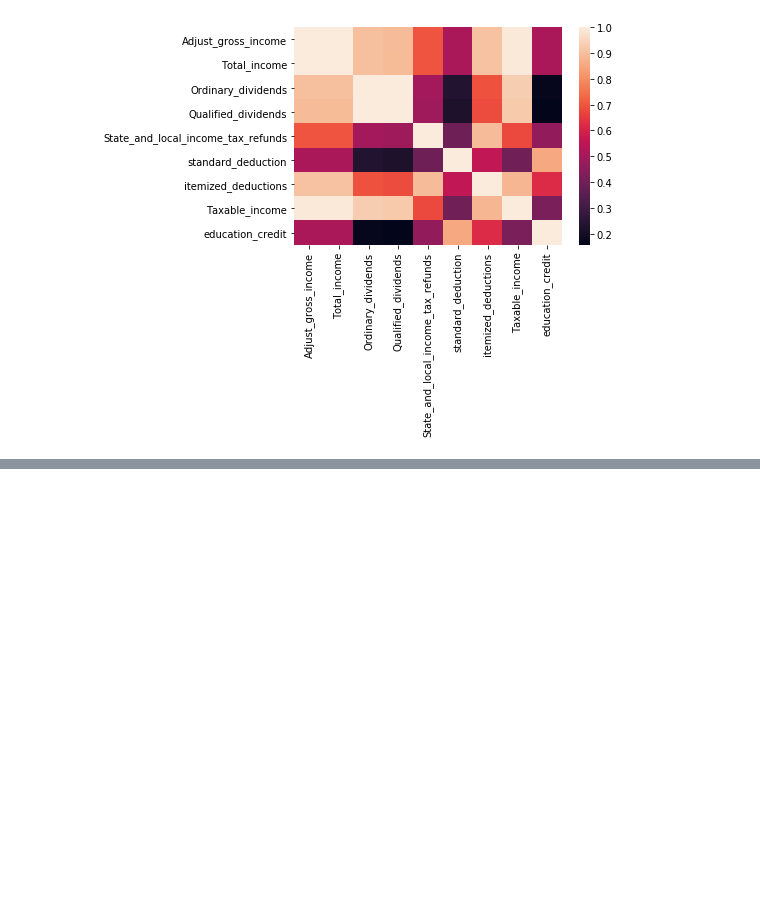
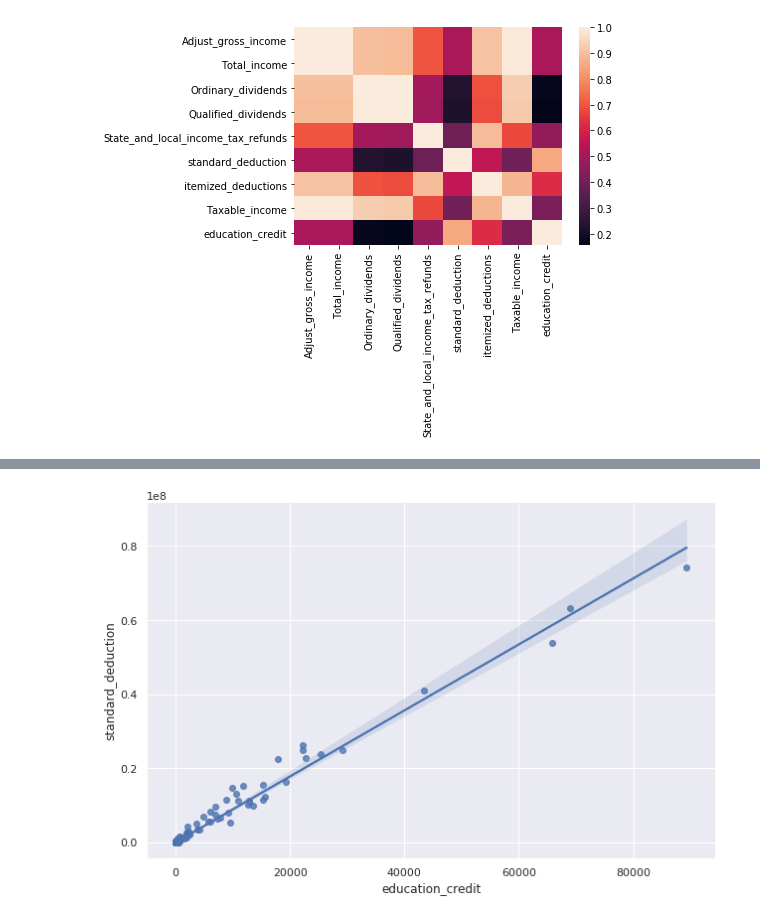
Before and after one commit to ylchan2/AIT580Project1, a Jupyter notebook: analysis/AIT580final.ipynb, the cells around one changed output, grey strips where cells are left out. Drawn from its saved outputs; the diff is of its cells as text; code cells hidden in the pictures; blank space fills up the shorter version.

```diff
--- a/analysis/AIT580final.ipynb
+++ b/analysis/AIT580final.ipynb
@@ -114,0 +165,17 @@ taxByState_df.to_csv("MedianIncome")
+# %%
+tax_df1 = tax_data.iloc[:,[0,1,2,3,19,21,27,29,31,60,65,97,111]].copy()
+tax_df1.columns = ["STATEFIPS","STATE","zipcode","agi_stub","Adjust_gross_income","Total_income","Ordinary_dividends","Qualified_dividends","State_and_local_income_tax_refunds","standard_deduction","itemized_deductions","Taxable_income","education_credit"]
+tax_df1 = tax_df1.drop(labels = 0, axis = 0)
+
+tax_df1['Adjust_gross_income'] =tax_df1['Adjust_gross_income'].astype(float)
+tax_df1['Total_income'] =tax_df1['Total_income'].astype(float)
+tax_df1['Ordinary_dividends'] =tax_df1['Ordinary_dividends'].astype(float)
+tax_df1['Qualified_dividends'] =tax_df1['Qualified_dividends'].astype(float)
+tax_df1['State_and_local_income_tax_refunds'] =tax_df1['State_and_local_income_tax_refunds'].astype(float)
+tax_df1['standard_deduction'] =tax_df1['standard_deduction'].astype(float)
+tax_df1['itemized_deductions'] =tax_df1['itemized_deductions'].astype(float)
+tax_df1['Taxable_income'] =tax_df1['Taxable_income'].astype(float)
+tax_df1['education_credit'] =tax_df1['education_credit'].astype(float)
+# %%
+tax_df2 = tax_df1[tax_df1["agi_stub"]==1]
+tax_df2.head()
@@ -114,0 +189,8 @@ taxByState_df.to_csv("MedianIncome")
+# %%
+
+sns.set(rc={'figure.figsize':(20.7,30.27)})
+ax.set_title("education_credit vs. standard_deduction")
+ax.set_xlabel("standard_deduction");
+sns.lmplot(x="education_credit", y="standard_deduction", data=tax_df2,height=6,aspect=1.5);
+# %% [output]
+[figure, added]
```
Also changed, not shown: parts of 8 cells of this notebook, 3 other files.
